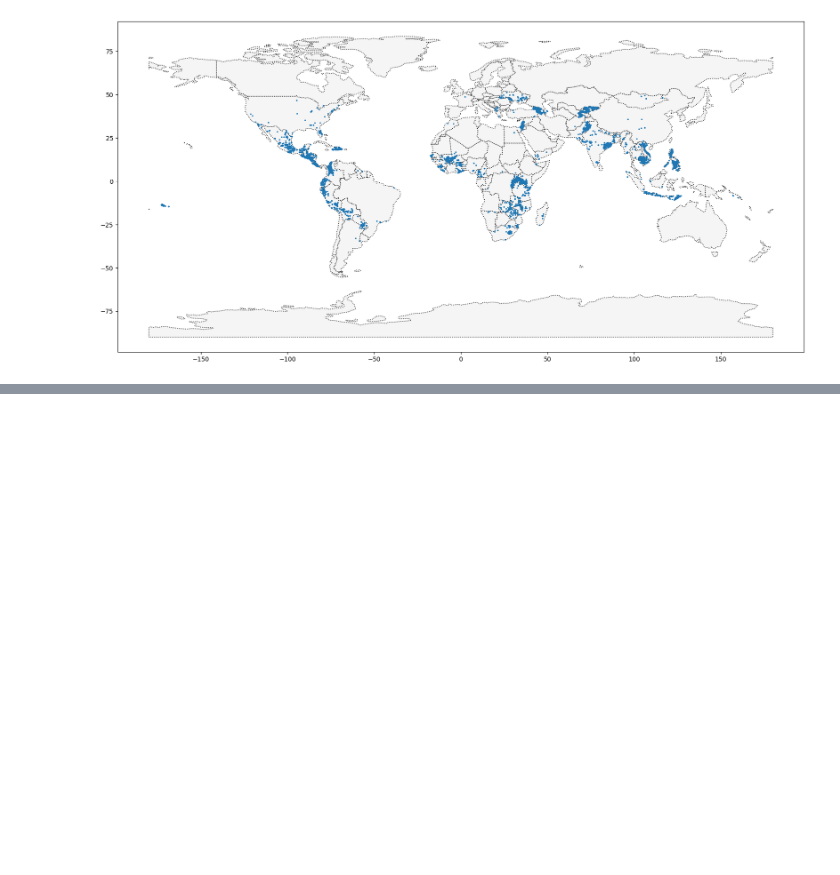
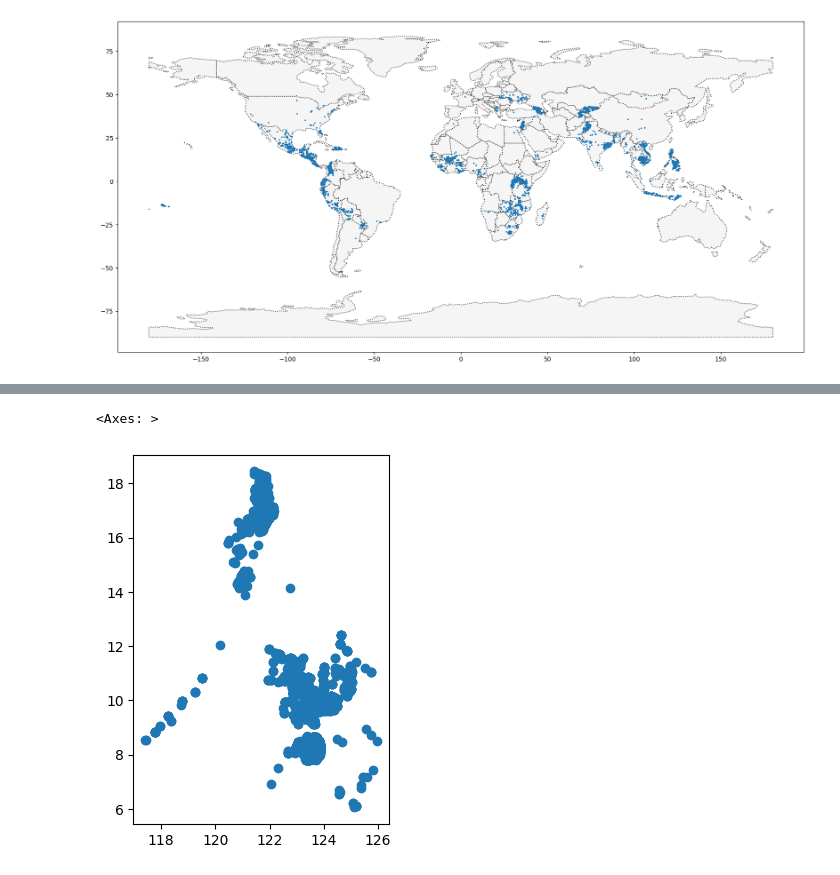
Before and after one commit to iamtarunshyam/Geospatial_Data, a Jupyter notebook: kiva-loans.ipynb, the cells around one changed output, grey strips where cells are left out. Saved outputs shown, nothing was run; the diff lists cells and outputs as text; code cells hidden in the pictures; blank space fills up the shorter version.

Commit message:
Kaggle Notebook | Kiva Loans | Version 2

```diff
--- a/kiva-loans.ipynb
+++ b/kiva-loans.ipynb
@@ -127,0 +148,4 @@ world_loans.plot(ax=ax, markersize=2)
+# %%
+
+PHL_loans = world_loans.loc[world_loans.country=="Philippines"].copy()
+q_3.check()
@@ -127,0 +174,5 @@ world_loans.plot(ax=ax, markersize=2)
+# %%
+PHL_loans.plot()
+# %% [output]
+<Axes: >
+[figure, added]
```
Also changed, not shown: parts of 9 cells of this notebook.
